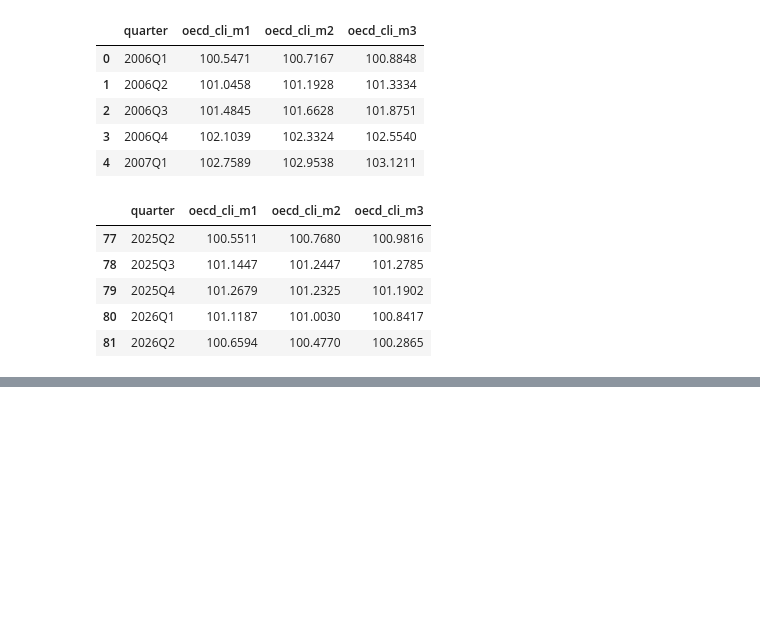
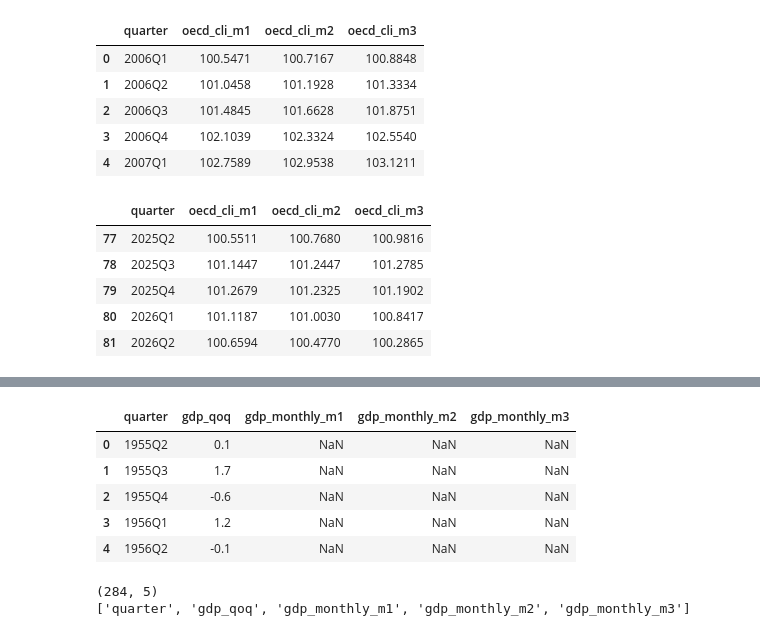
Before and after one commit to ivanredkovets/uk-gdp-nowcasting, a Jupyter notebook: notebooks/02_data_preparation.ipynb, the cells around one changed output, grey strips where cells are left out. Drawn from its saved outputs; the diff is of its cells as text; code cells hidden in the pictures; blank space fills up the shorter version.

```diff
--- a/notebooks/02_data_preparation.ipynb
+++ b/notebooks/02_data_preparation.ipynb
@@ -1700,0 +1703,14 @@ oecd_cli_quarterly.to_csv(
+# %%
+gdp_target = pd.read_csv("../data/processed/gdp_qoq.csv")
+gdp_monthly = pd.read_csv("../data/processed/gdp_monthly.csv")
+services = pd.read_csv("../data/processed/services_output.csv")
+industrial = pd.read_csv("../data/processed/industrial_production.csv")
+construction = pd.read_csv("../data/processed/construction_output.csv")
+retail = pd.read_csv("../data/processed/retail_sales.csv")
+unemployment = pd.read_csv("../data/processed/unemployment_rate.csv")
+vacancies = pd.read_csv("../data/processed/vacancies_quarterly.csv")
+wages = pd.read_csv("../data/processed/wage_growth_quarterly.csv")
+cpi = pd.read_csv("../data/processed/cpi_inflation_quarterly.csv")
+bank_rate = pd.read_csv("../data/processed/bank_rate_quarterly.csv")
+consumer_confidence = pd.read_csv("../data/processed/consumer_confidence_quarterly.csv")
+oecd_cli = pd.read_csv("../data/processed/oecd_cli_quarterly.csv")
@@ -1700,0 +1750,22 @@ oecd_cli_quarterly.to_csv(
+# %%
+master_dataset = pd.merge(
+    gdp_target,
+    gdp_monthly,
+    on="quarter",
+    how="left"
+)
+
+master_dataset.head()
+# %% [output]
+|  | quarter | gdp_qoq | gdp_monthly_m1 | gdp_monthly_m2 | gdp_monthly_m3 |
+| 0 | 1955Q2 | 0.1 | NaN | NaN | NaN |
+| 1 | 1955Q3 | 1.7 | NaN | NaN | NaN |
+| 2 | 1955Q4 | -0.6 | NaN | NaN | NaN |
+| 3 | 1956Q1 | 1.2 | NaN | NaN | NaN |
+| 4 | 1956Q2 | -0.1 | NaN | NaN | NaN |
+# %%
+print(master_dataset.shape)
+print(master_dataset.columns.tolist())
+# %% [output]
+(284, 5)
+['quarter', 'gdp_qoq', 'gdp_monthly_m1', 'gdp_monthly_m2', 'gdp_monthly_m3']
```
Also changed, not shown: parts of 35 cells of this notebook, 5 other files.
